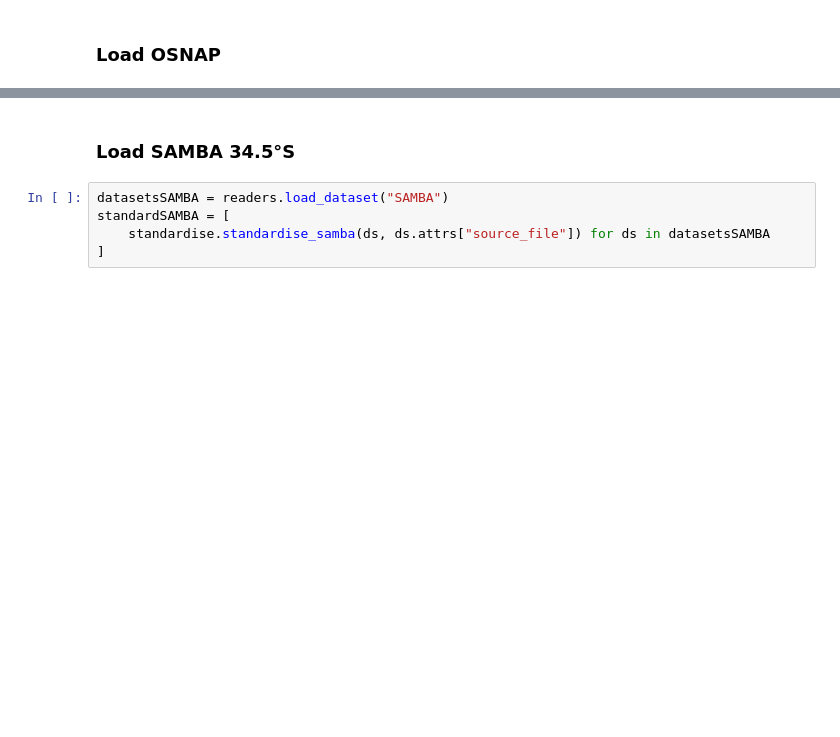
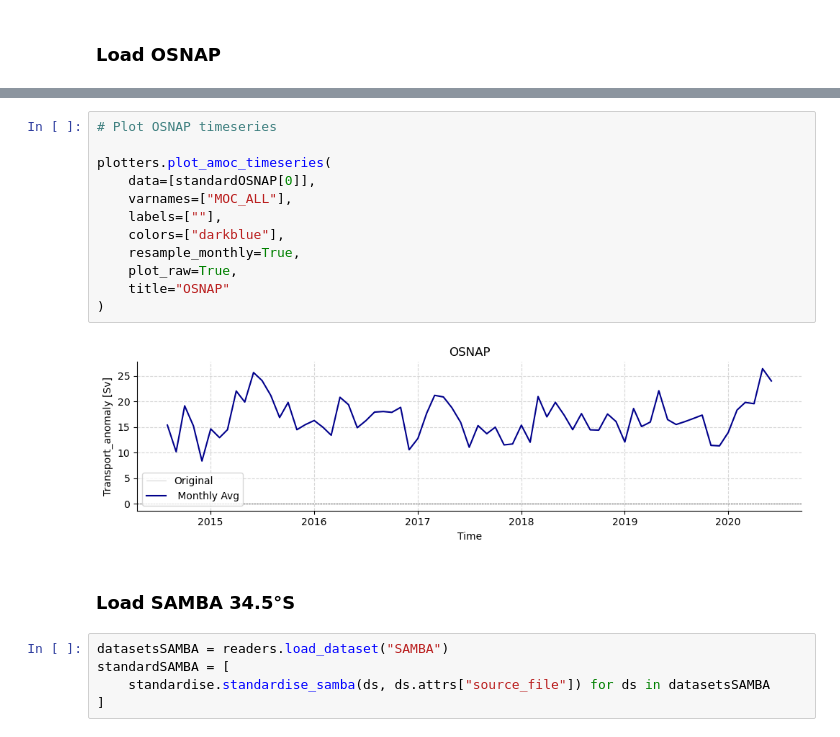
Before and after one commit to eleanorfrajka/MOC-transport, a Jupyter notebook: demo-output.ipynb, the cells around one changed output, grey strips where cells are left out. Cells and saved outputs as stored; diff of their text form; blank space fills up the shorter version.

```diff
--- a/demo-output.ipynb
+++ b/demo-output.ipynb
@@ -292,6 +215,20 @@ Dataset 1:
     - MFT_EAST_ERR: shape (71,)
     - MFT_WEST: shape (71,)
     - MFT_WEST_ERR: shape (71,)
+# %%
+# Plot OSNAP timeseries
+
+plotters.plot_amoc_timeseries(
+    data=[standardOSNAP[0]],
+    varnames=["MOC_ALL"],
+    labels=[""],
+    colors=["darkblue"],
+    resample_monthly=True,
+    plot_raw=True,
+    title="OSNAP"
+)
+# %% [output]
+[figure, added]
 # %% [markdown]
 ### Load SAMBA 34.5°S
 # %%
```
Also changed, not shown: parts of 16 cells of this notebook, 18 other files.
